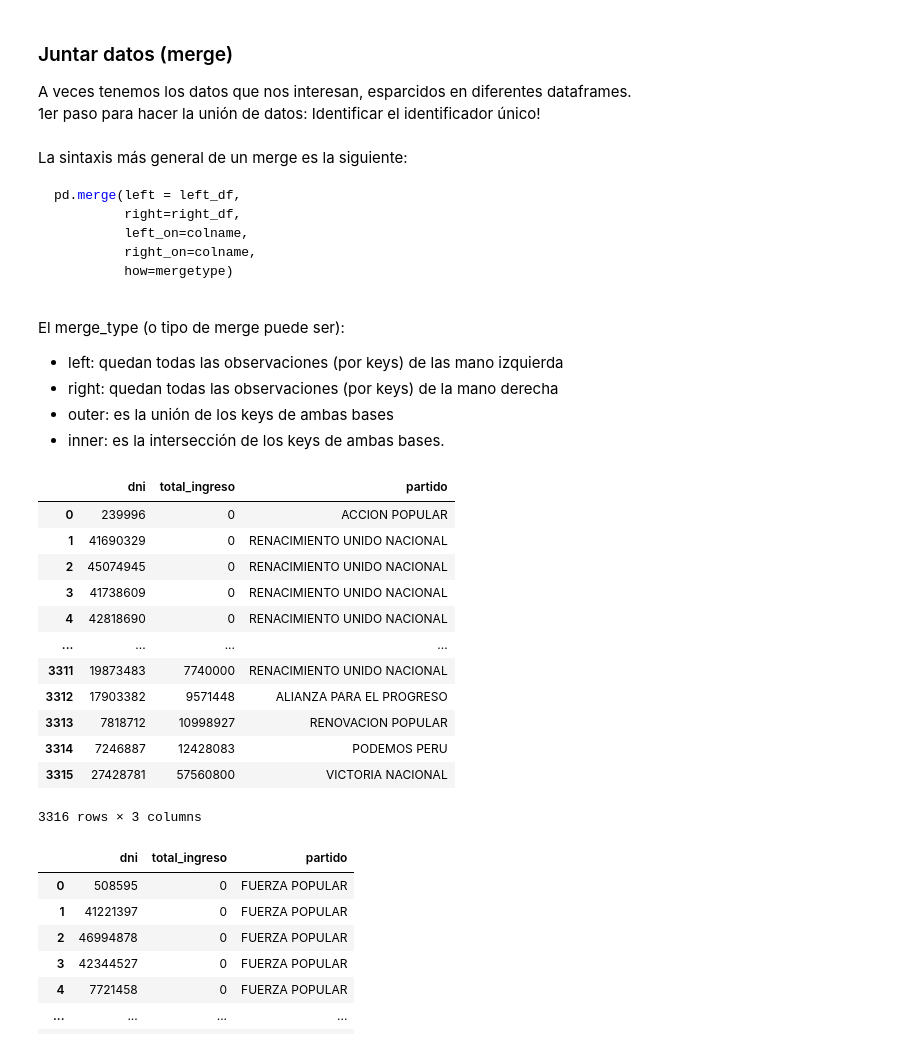
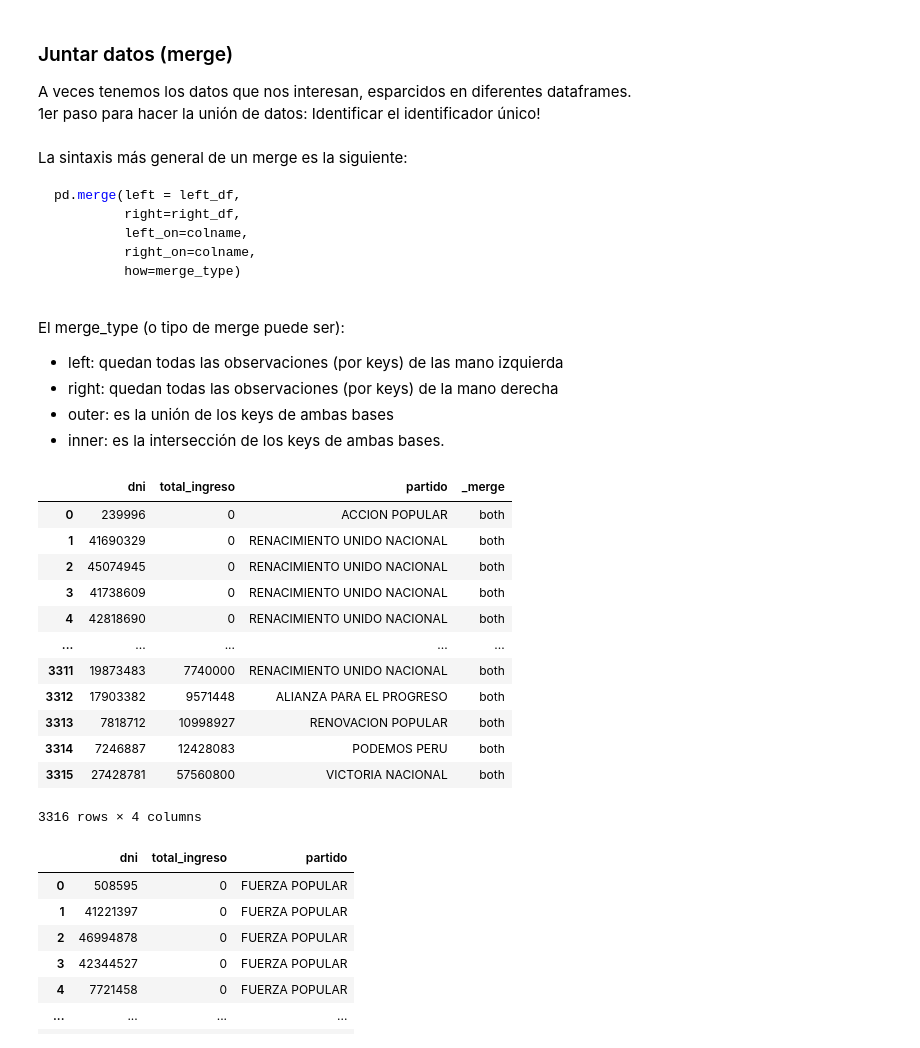
Before and after one commit to CIS311-PUCP/actividades_en_ccss, a Jupyter notebook: Semana 7/Pandas_ii.ipynb, the cells around one changed output. Saved outputs shown, nothing was run; the diff lists cells and outputs as text; code cells hidden in the pictures.

````diff
--- a/Semana 7/Pandas_ii.ipynb
+++ b/Semana 7/Pandas_ii.ipynb
@@ -283,7 +350,7 @@ pd.merge(left = left_df,
          right=right_df,
          left_on=colname,
          right_on=colname,
-         how=mergetype)
+         how=merge_type)
 
 ```
 
@@ -296,24 +363,24 @@ El merge_type (o tipo de merge puede ser):
 # %%
 resultado_merge = pd.merge(cong_1,
                      cong_2,
                     left_on = 'dni',
                     right_on = 'dni',
-                    how = 'inner')
+                    how = 'inner', indicator = True)
 resultado_merge
 # %% [output]
-|  | dni | total_ingreso | partido |
-| 0 | 239996 | 0 | ACCION POPULAR |
-| 1 | 41690329 | 0 | RENACIMIENTO UNIDO NACIONAL |
-| 2 | 45074945 | 0 | RENACIMIENTO UNIDO NACIONAL |
-| 3 | 41738609 | 0 | RENACIMIENTO UNIDO NACIONAL |
-| 4 | 42818690 | 0 | RENACIMIENTO UNIDO NACIONAL |
-| ... | ... | ... | ... |
-| 3311 | 19873483 | 7740000 | RENACIMIENTO UNIDO NACIONAL |
-| 3312 | 17903382 | 9571448 | ALIANZA PARA EL PROGRESO |
-| 3313 | 7818712 | 10998927 | RENOVACION POPULAR |
-| 3314 | 7246887 | 12428083 | PODEMOS PERU |
-| 3315 | 27428781 | 57560800 | VICTORIA NACIONAL |
+|  | dni | total_ingreso | partido | _merge |
+| 0 | 239996 | 0 | ACCION POPULAR | both |
+| 1 | 41690329 | 0 | RENACIMIENTO UNIDO NACIONAL | both |
+| 2 | 45074945 | 0 | RENACIMIENTO UNIDO NACIONAL | both |
+| 3 | 41738609 | 0 | RENACIMIENTO UNIDO NACIONAL | both |
+| 4 | 42818690 | 0 | RENACIMIENTO UNIDO NACIONAL | both |
+| ... | ... | ... | ... | ... |
+| 3311 | 19873483 | 7740000 | RENACIMIENTO UNIDO NACIONAL | both |
+| 3312 | 17903382 | 9571448 | ALIANZA PARA EL PROGRESO | both |
+| 3313 | 7818712 | 10998927 | RENOVACION POPULAR | both |
+| 3314 | 7246887 | 12428083 | PODEMOS PERU | both |
+| 3315 | 27428781 | 57560800 | VICTORIA NACIONAL | both |
-3316 rows × 3 columns
+3316 rows × 4 columns
 # %%
 solo_fp = cong_2.loc[cong2['partido'] == 'FUERZA POPULAR', :]
 # %%
````
Also changed, not shown: parts of 10 cells of this notebook, 3 other files.
